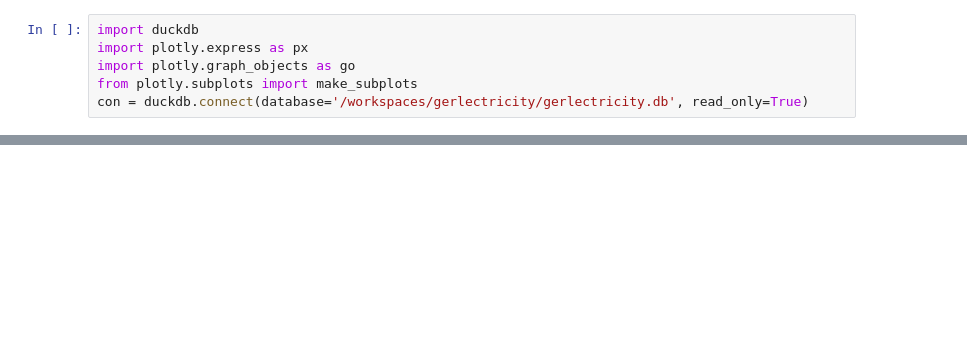
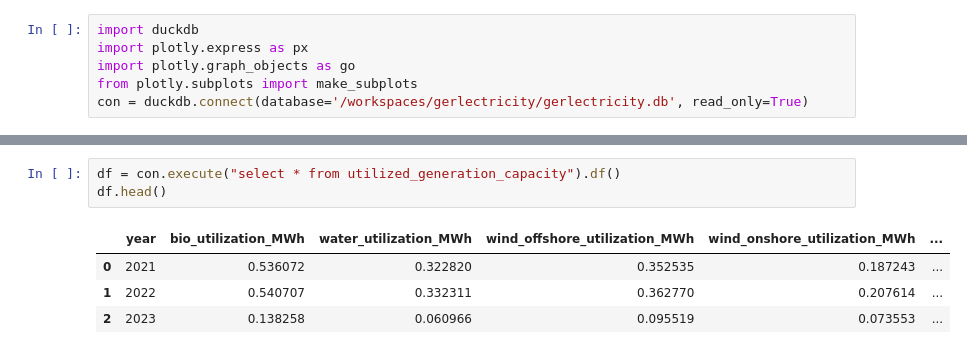
Before and after one commit to pahansen/gerlectricity, a Jupyter notebook: app/dbt_gerlectricity/graphs.ipynb, the cells around one changed output, grey strips where cells are left out. Drawn from its saved outputs; the diff is of its cells as text; blank space fills up the shorter version.

Commit message:
add model for utilization rates

```diff
--- a/app/dbt_gerlectricity/graphs.ipynb
+++ b/app/dbt_gerlectricity/graphs.ipynb
@@ -33,3 +33,11 @@ fig.update_traces(hole=.4, hoverinfo="label+percent+name")
 fig.show()
 # %% [output]
 [interactive output not drawn]
+# %%
+df = con.execute("select * from utilized_generation_capacity").df()
+df.head()
+# %% [output]
+|  | year | bio_utilization_MWh | water_utilization_MWh | wind_offshore_utilization_MWh | wind_onshore_utilization_MWh | ... |
+| 0 | 2021 | 0.536072 | 0.322820 | 0.352535 | 0.187243 | ... |
+| 1 | 2022 | 0.540707 | 0.332311 | 0.362770 | 0.207614 | ... |
+| 2 | 2023 | 0.138258 | 0.060966 | 0.095519 | 0.073553 | ... |
```
Also changed, not shown: 1 other file.
